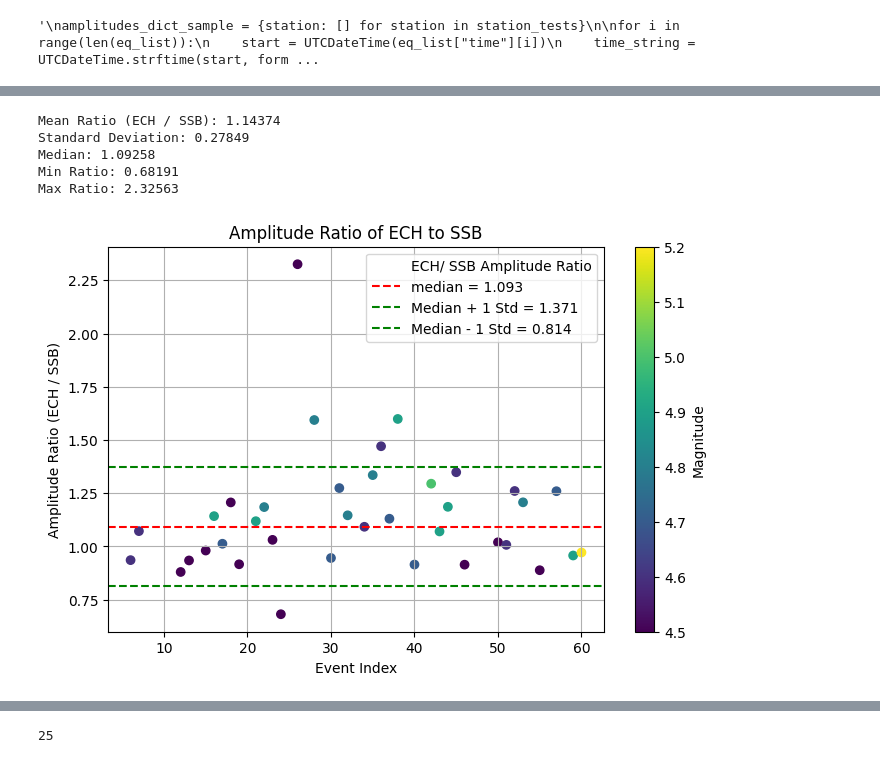
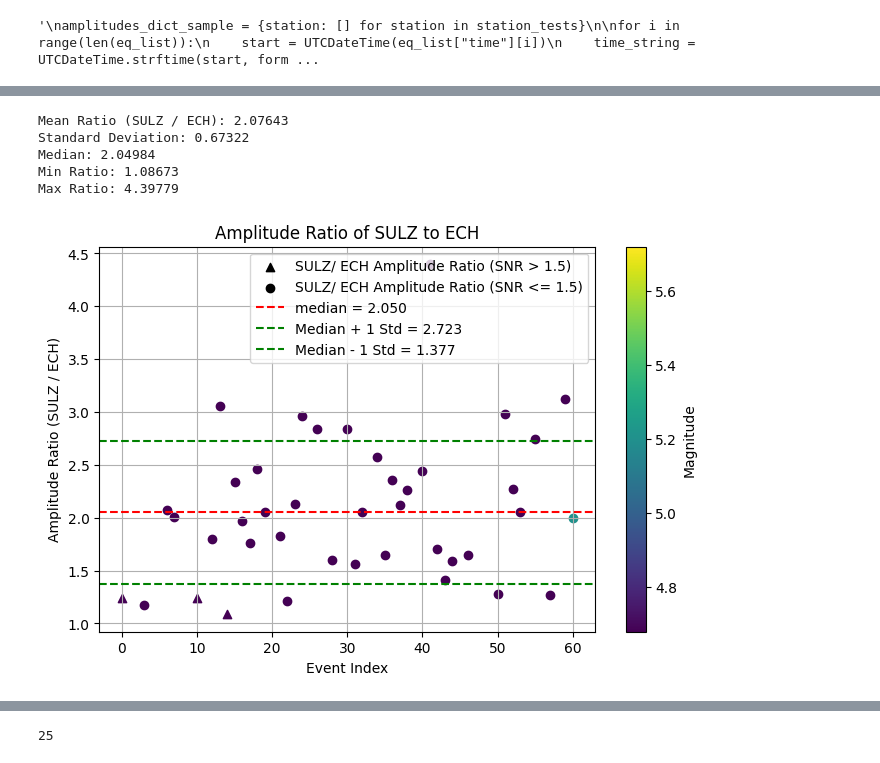
Before and after one commit to schreinerl/Lg_waves, a Jupyter notebook: siteeffect_plotting.ipynb, the cells around one changed output, grey strips where cells are left out. Drawn from its saved outputs; the diff is of its cells as text; code cells hidden in the pictures.

```diff
--- a/siteeffect_plotting.ipynb
+++ b/siteeffect_plotting.ipynb
@@ -33,7 +33,7 @@ from new_functions import *
 # %%
 import warnings
 warnings.filterwarnings("ignore")
-datacenters =['RESIF','ODC','ETH','INGV','GEOFON', 'IRIS', 'ICGC']#,'BGR']
+datacenters =['RESIF','ODC','ETH','INGV','GEOFON', 'IRIS', 'ICGC','BGR']
 directory='/home/schreinl/Stage/Data/'
 distmin=1.9
 distmax=10.
@@ -238,11 +254,16 @@ for i in range(len(eq_list)):
     try:
         with open(f"/home/schreinl/Stage/Data/{time_string}/{time_string}_envelope_amps_cutoff_fac_1.1_dict.txt", "r") as file:
             amp_dict = json.load(file)
-
         for station, data in amp_dict.items():
             if station not in amplitudes_dict:
                 amplitudes_dict[station] = [None] * i
-            amplitudes_dict[station].append({"amplitude": data["amplitude"], "time": time_string, "magnitude": magnitude})
+            amplitudes_dict[station].append({
+                "amplitude": data["amplitude"],
+                "time": time_string,
+                "magnitude": magnitude,
+                "snr_coda": data.get("snr_coda", None),
+                "snr_last_window": data.get("snr_coda_end", None)
+            })
 
         for station in amplitudes_dict:
             if station not in amp_dict:
@@ -251,4 +272,4 @@ for i in range(len(eq_list)):
         for station in amplitudes_dict:
             amplitudes_dict[station].append(None)
 
-#print(amplitudes_dict['ECH'])
+print(amplitudes_dict['ECH'])
@@ -260,7 +327,7 @@ import folium
 
 client = Client("RESIF")
 network = "*"
-stations = ["SSB", "ECH", "CHIF", "BALS", "MLS", "CLF", "OGMO", "EUCT"]
+stations = ["SSB", "ECH", "CHIF", "BALS", "MLS", "CLF", "OGDI", "EUCT"]
 
 inventory = client.get_stations(network=network, station=",".join(stations), level="station")
 
@@ -374,48 +457,57 @@ for station in amplitudes_dict:
 # %%
-station1 = "ECH"
-station2 = "SSB"
+station1 = "SULZ"
+station2 = "ECH"
 
 denom_amplitudes = np.array([entry['amplitude'] if entry is not None else None for entry in amplitudes_dict[station1]], dtype=np.float64)
 counter_amplitudes = np.array([entry['amplitude'] if entry is not None else None for entry in amplitudes_dict[station2]], dtype=np.float64)
 
 denom_amplitudes = np.where(denom_amplitudes == None, np.nan, denom_amplitudes)
 counter_amplitudes = np.where(counter_amplitudes == None, np.nan, counter_amplitudes)
-#here we have to read in the noise values, for which we calculate the SNR to then filter out stations for which we can potentially not calculate
-# a
+
 ratio = np.divide(denom_amplitudes, counter_amplitudes, out=np.full_like(denom_amplitudes, np.nan), where=(counter_amplitudes != 0))
 valid_ratios = ratio[~np.isnan(ratio)]
 mean_ratio = np.nanmean(valid_ratios)
 std_ratio = np.nanstd(valid_ratios)
 median_ratio = np.nanmedian(valid_ratios)
 min_ratio = np.nanmin(valid_ratios)
 max_ratio = np.nanmax(valid_ratios)
 
 magnitudes = np.array([entry['magnitude'] if entry is not None else None for entry in amplitudes_dict[station1]], dtype=np.float64)
 magnitudes = np.where(magnitudes == None, np.nan, magnitudes)
 
 print(f"Mean Ratio ({station1} / {station2}): {mean_ratio:.5f}")
 print(f"Standard Deviation: {std_ratio:.5f}")
 print(f"Median: {median_ratio:.5f}")
 print(f"Min Ratio: {min_ratio:.5f}")
 print(f"Max Ratio: {max_ratio:.5f}")
 
 plt.figure(figsize=(8, 5))
-sc = plt.scatter(range(len(ratio)), ratio, c=magnitudes, cmap='viridis', marker="o", label=f"{station1}/ {station2} Amplitude Ratio")
-plt.colorbar(sc, label='Magnitude')
+plt.scatter([], [], c='k', marker="^", label=f"{station1}/ {station2} Amplitude Ratio (SNR > 1.5)")
+plt.scatter([], [], c='k', marker="o", label=f"{station1}/ {station2} Amplitude Ratio (SNR <= 1.5)")
+
+for i, (r, mag) in enumerate(zip(ratio, magnitudes)):
+    if not np.isnan(r):
+        snr_coda = amplitudes_dict[station1][i].get('snr_coda', None)
+        if snr_coda is not None and snr_coda > 1.5:
+            plt.scatter(i, r, c=mag, cmap='viridis', marker="^")
+        else:
+            plt.scatter(i, r, c=mag, cmap='viridis', marker="o")
+
+plt.colorbar(label='Magnitude')
 plt.axhline(median_ratio, color="r", linestyle="--", label=f"median = {median_ratio:.3f}")
 plt.axhline(median_ratio + std_ratio, color="g", linestyle="--", label=f"Median + 1 Std = {median_ratio + std_ratio:.3f}")
 plt.axhline(median_ratio - std_ratio, color="g", linestyle="--", label=f"Median - 1 Std = {median_ratio - std_ratio:.3f}")
 
 plt.xlabel("Event Index")
 plt.ylabel(f"Amplitude Ratio ({station1} / {station2})")
 plt.title(f"Amplitude Ratio of {station1} to {station2}")
 plt.legend()
 plt.grid(True)
 plt.show()
 # %% [output]
-Mean Ratio (ECH / SSB): 1.14374
-Standard Deviation: 0.27849
-Median: 1.09258
-Min Ratio: 0.68191
-Max Ratio: 2.32563
+Mean Ratio (SULZ / ECH): 2.07643
+Standard Deviation: 0.67322
+Median: 2.04984
+Min Ratio: 1.08673
+Max Ratio: 4.39779
-[figure, old version]
+[figure, new version]
```
Also changed, not shown: parts of 15 cells of this notebook, 2 other files.
